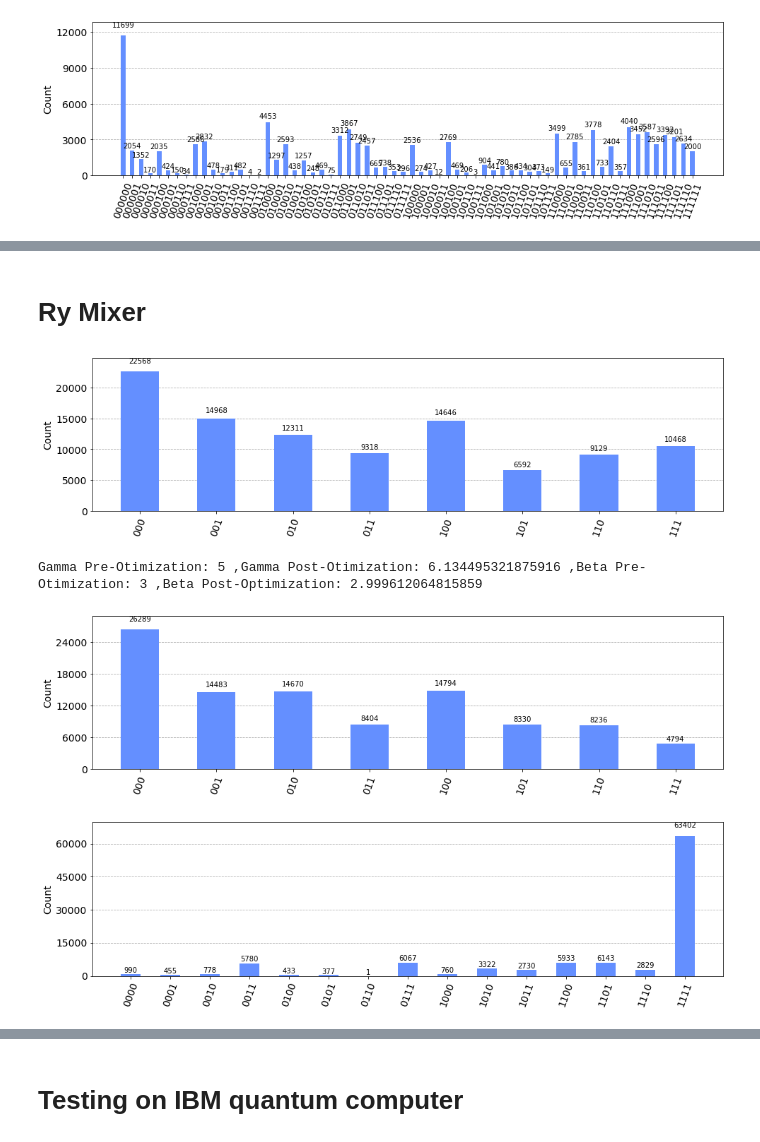
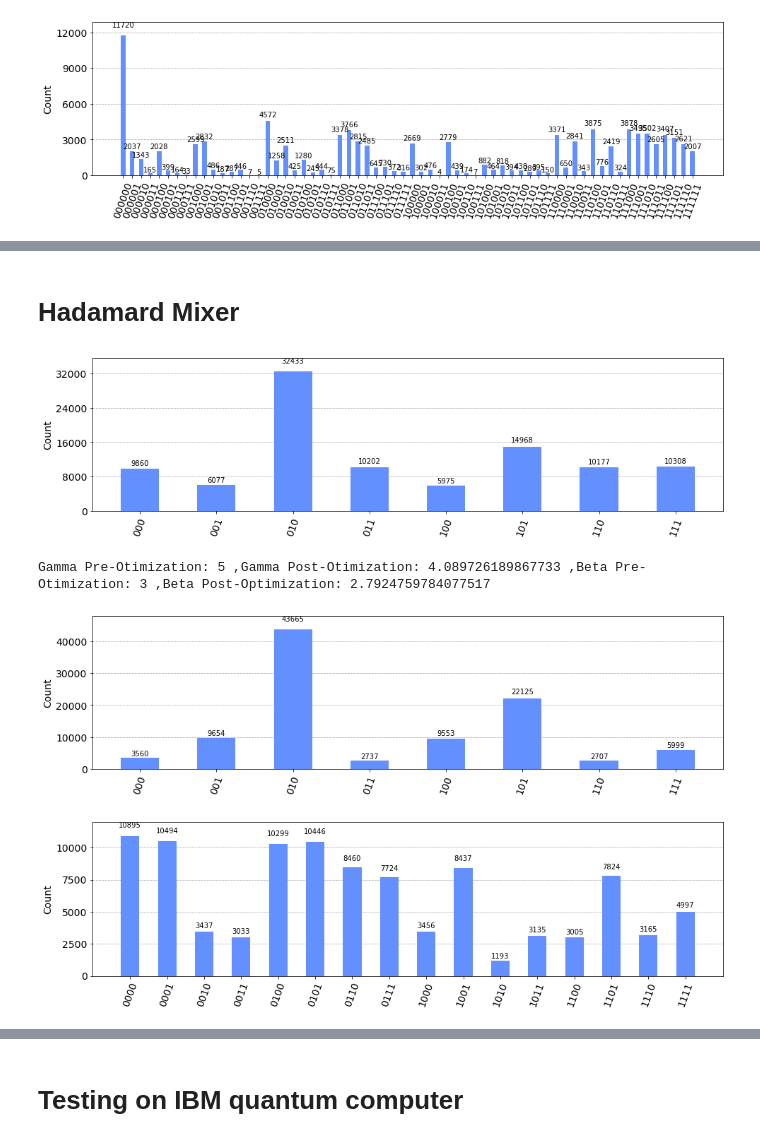
Before and after one commit to themehtaphysical/qaoa, a Jupyter notebook: QAOA Vertex Cover.ipynb, the cells around one changed output, grey strips where cells are left out. Cells and saved outputs as stored; diff of their text form; code cells hidden in the pictures.

Commit message:
changed second mixer to hadamard

```diff
--- a/QAOA Vertex Cover.ipynb
+++ b/QAOA Vertex Cover.ipynb
@@ -619,7 +620,7 @@ gamma=1
 beta=1
 theta = [gamma, beta]
 
-qc=QAOA_Vertex_Cover_ry(g4.getEdges(),gamma,beta)
+qc=QAOA_Vertex_Cover_had(g4.getEdges(),gamma,beta)
 
 circ = transpile(qc, backend)
 
@@ -634,18 +635,18 @@ plot_histogram(counts, figsize=(16,4))
 gamma=1
 beta=1
 theta = [gamma, beta]
-expectation = get_expectation_ry(g4, backend)
+expectation = get_expectation_had(g4, backend)
 
 res = minimize(expectation, theta, method='COBYLA')
 print("Gamma Pre-Otimization:", gamma, ",Gamma Post-Otimization:", res.x[0], ",Beta Pre-Otimization:", beta, ",Beta Post-Optimization:", res.x[1])
 
-qc=QAOA_Vertex_Cover_ry(g4.getEdges(),res.x[0],res.x[1])
+qc=QAOA_Vertex_Cover_had(g4.getEdges(),res.x[0],res.x[1])
 
 circ = transpile(qc, backend)
 
 # Run and get counts
 res = backend.run(circ,shots=100000).result()
-times["ry"][6].append(res.time_taken)
+times["had"][6].append(res.time_taken)
 counts = res.get_counts()
 plot_histogram(counts,figsize=(16,4))
 # %% [output]
@@ -804,12 +805,12 @@ Gamma Pre-Otimization: 1 ,Gamma Post-Otimization: 1.9915776714773692 ,Beta Pre-O
 # %% [markdown]
-# Ry Mixer
+# Hadamard Mixer
 # %%
 # 3 qubit
 gamma=5
 beta=3
 theta = [gamma, beta]
 
-qc=QAOA_Vertex_Cover_ry(g5.getEdges(),gamma,beta)
+qc=QAOA_Vertex_Cover_had(g5.getEdges(),gamma,beta)
 
 circ = transpile(qc, backend)
 
@@ -817,44 +818,44 @@ circ = transpile(qc, backend)
 counts = backend.run(circ,shots=100000).result().get_counts()
 plot_histogram(counts, figsize=(16,4))
 # %% [output]
-[figure, old version]
+[figure, new version]
 # %%
 # 3 qubits
 gamma=5
 beta=3
 theta = [gamma, beta]
-expectation = get_expectation_ry(g5, backend)
+expectation = get_expectation_had(g5, backend)
 
 res = minimize(expectation, theta, method='COBYLA')
 print("Gamma Pre-Otimization:", gamma, ",Gamma Post-Otimization:", res.x[0], ",Beta Pre-Otimization:", beta, ",Beta Post-Optimization:", res.x[1])
 
-qc=QAOA_Vertex_Cover_ry(g5.getEdges(),res.x[0],res.x[1])
+qc=QAOA_Vertex_Cover_had(g5.getEdges(),res.x[0],res.x[1])
 
 circ = transpile(qc, backend)
 
 # Run and get counts
 res = backend.run(circ,shots=100000).result()
-times["ry"][3].append(res.time_taken)
+times["had"][3].append(res.time_taken)
 counts = res.get_counts()
 plot_histogram(counts,figsize=(16,4))
 # %% [output]
-Gamma Pre-Otimization: 5 ,Gamma Post-Otimization: 6.134495321875916 ,Beta Pre-Otimization: 3 ,Beta Post-Optimization: 2.999612064815859
+Gamma Pre-Otimization: 5 ,Gamma Post-Otimization: 4.089726189867733 ,Beta Pre-Otimization: 3 ,Beta Post-Optimization: 2.7924759784077517
-[figure, old version]
+[figure, new version]
 # %%
 # 4 qubit
 gamma=1
 beta=1
 theta = [gamma, beta]
 
-qc=QAOA_Vertex_Cover_ry(g3.getEdges(),gamma,beta)
+qc=QAOA_Vertex_Cover_had(g3.getEdges(),gamma,beta)
 
 circ = transpile(qc, backend)
 
 # Run and get counts
 counts = backend.run(circ,shots=100000).result().get_counts()
 plot_histogram(counts, figsize=(16,4))
 # %% [output]
-[figure, old version]
+[figure, new version]
 # %%
 # 4 qubit
 gamma=1
```
Also changed, not shown: parts of 36 cells of this notebook.
